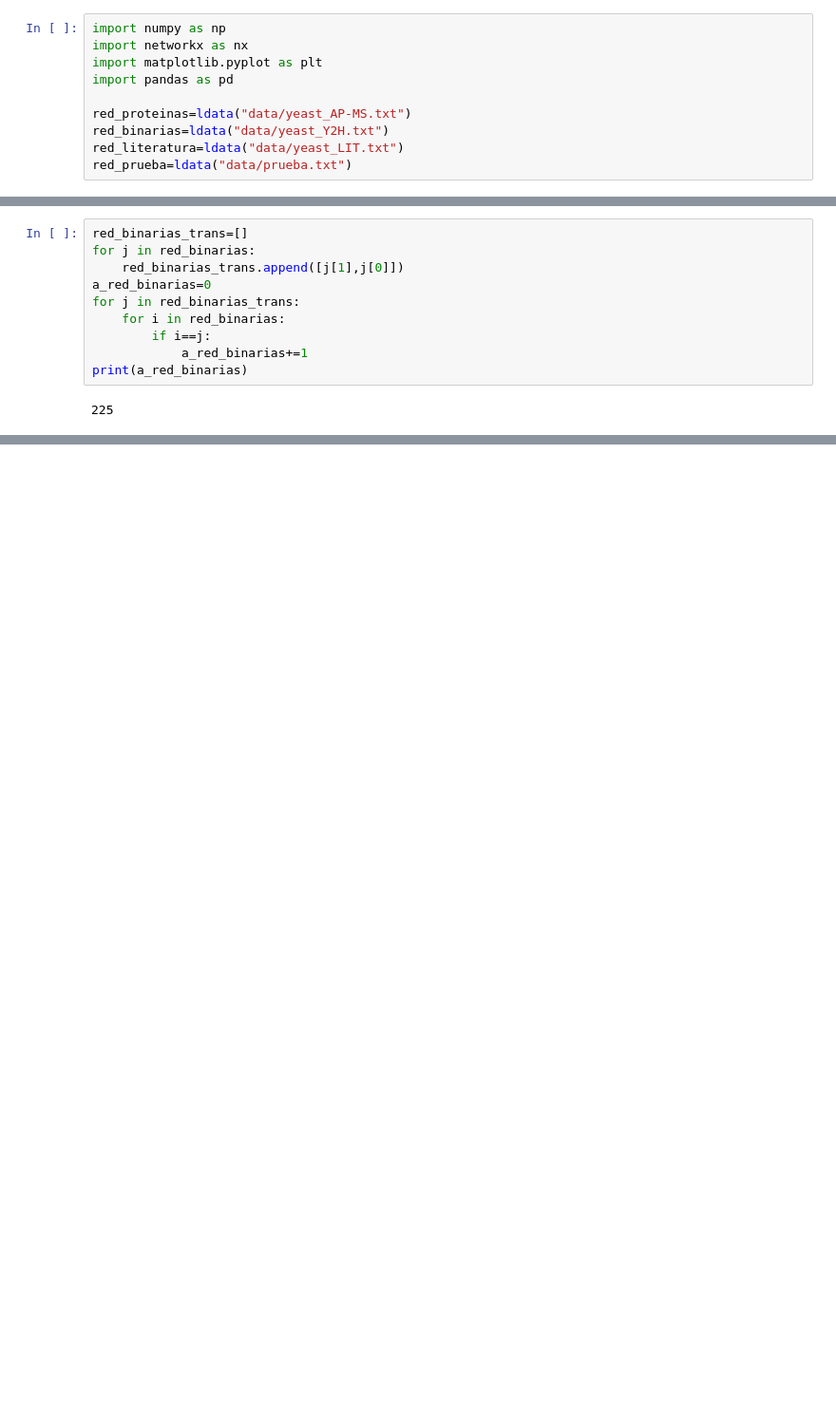
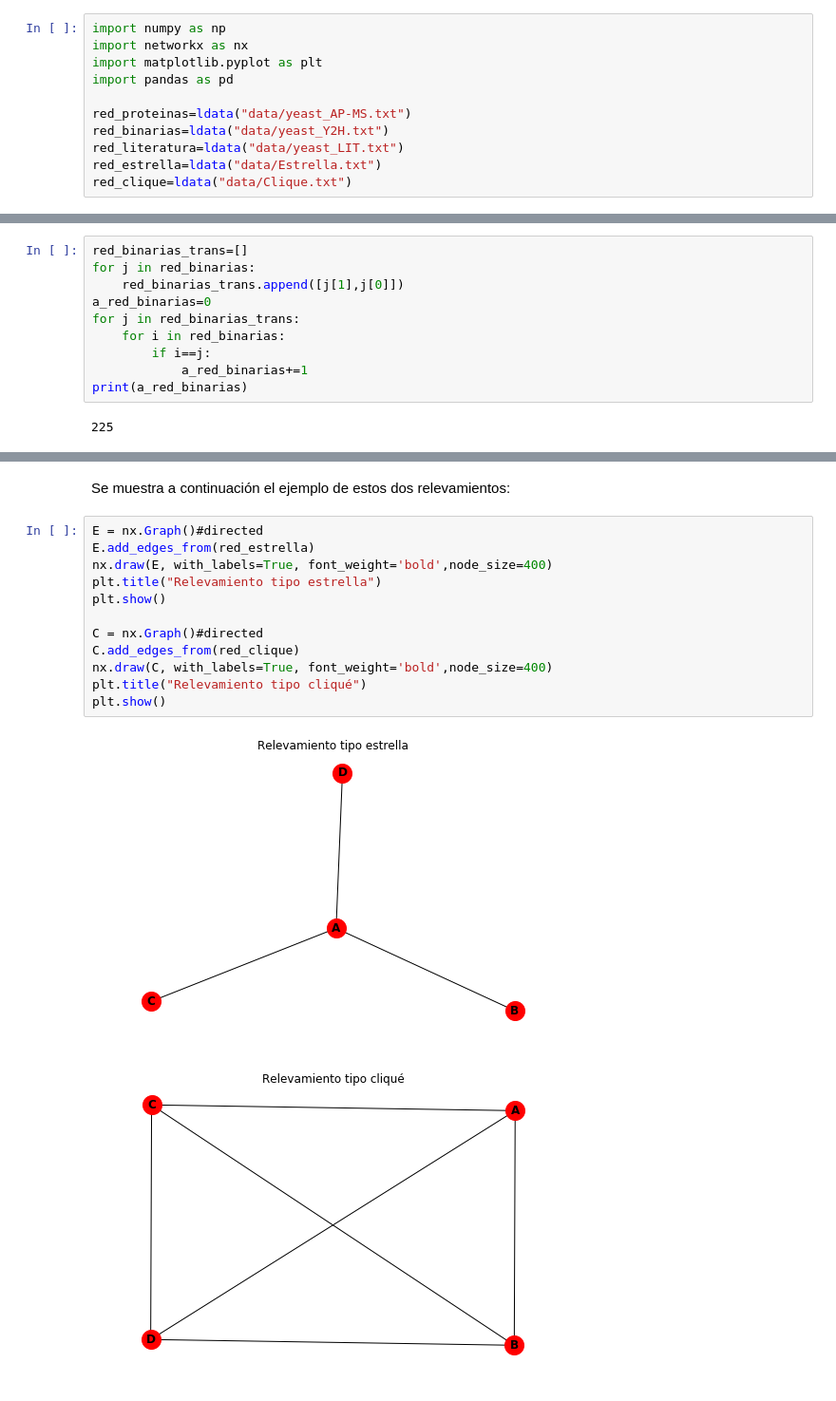
Before and after one commit to vms10/redestcs, a Jupyter notebook: ejercicio1tp1.ipynb, the cells around one changed output, grey strips where cells are left out. Shown: that part at 95% size. Saved outputs shown, nothing was run; the diff lists cells and outputs as text; blank space fills up the shorter version.

```diff
--- a/ejercicio1tp1.ipynb
+++ b/ejercicio1tp1.ipynb
@@ -16,4 +21,5 @@ import pandas as pd
 red_proteinas=ldata("data/yeast_AP-MS.txt")
 red_binarias=ldata("data/yeast_Y2H.txt")
 red_literatura=ldata("data/yeast_LIT.txt")
-red_prueba=ldata("data/prueba.txt")
+red_estrella=ldata("data/Estrella.txt")
+red_clique=ldata("data/Clique.txt")
@@ -235,0 +178,17 @@ print([Diam(G), Diam(H1), Diam(H2)])
+# %% [markdown]
+Se muestra a continuación el ejemplo de estos dos relevamientos:
+# %%
+E = nx.Graph()#directed
+E.add_edges_from(red_estrella)
+nx.draw(E, with_labels=True, font_weight='bold',node_size=400)
+plt.title("Relevamiento tipo estrella")
+plt.show()
+
+C = nx.Graph()#directed
+C.add_edges_from(red_clique)
+nx.draw(C, with_labels=True, font_weight='bold',node_size=400)
+plt.title("Relevamiento tipo cliqué")
+plt.show()
+# %% [output]
+[figure, added]
+[figure, added]
```
Also changed, not shown: parts of 36 cells of this notebook.
